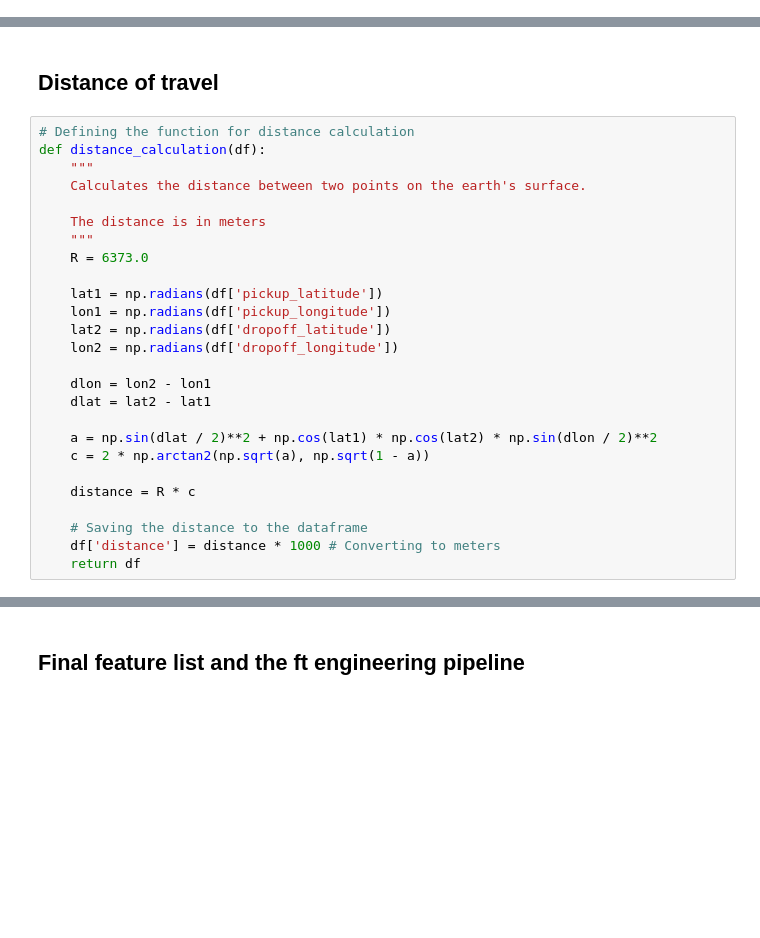
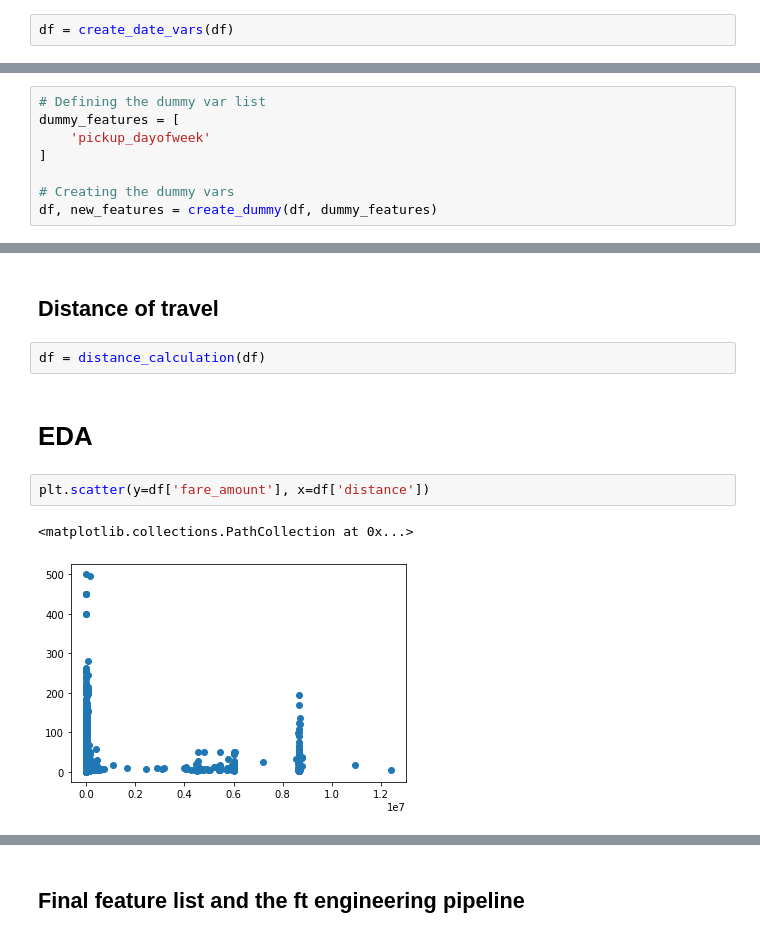
Before and after one commit to Eligijus112/big-data-ml, a Jupyter notebook: data_analysis.ipynb, the cells around one changed output, grey strips where cells are left out. Drawn from its saved outputs; the diff is of its cells as text; blank space fills up the shorter version.

```diff
--- a/data_analysis.ipynb
+++ b/data_analysis.ipynb
@@ -73,3 +90,5 @@ def create_date_vars(d):
+# %%
+df = create_date_vars(df)
 # %% [markdown]
 ## Dummy variables
 
@@ -104,0 +98,8 @@ def create_dummy(df, dummy_var_list):
+# %%
+# Defining the dummy var list
+dummy_features = [
+    'pickup_dayofweek'
+]
+
+# Creating the dummy vars
+df, new_features = create_dummy(df, dummy_features)
@@ -105,28 +116,11 @@ def create_dummy(df, dummy_var_list):
 # %% [markdown]
 ## Distance of travel
-# %%
-# Defining the function for distance calculation
-def distance_calculation(df):
-    """
-    Calculates the distance between two points on the earth's surface.
-
-    The distance is in meters
-    """
-    R = 6373.0
-
-    lat1 = np.radians(df['pickup_latitude'])
-    lon1 = np.radians(df['pickup_longitude'])
-    lat2 = np.radians(df['dropoff_latitude'])
-    lon2 = np.radians(df['dropoff_longitude'])
-
-    dlon = lon2 - lon1
-    dlat = lat2 - lat1
-
-    a = np.sin(dlat / 2)**2 + np.cos(lat1) * np.cos(lat2) * np.sin(dlon / 2)**2
-    c = 2 * np.arctan2(np.sqrt(a), np.sqrt(1 - a))
-
-    distance = R * c
-
-    # Saving the distance to the dataframe
-    df['distance'] = distance * 1000 # Converting to meters
-    return df
+# %%
+df = distance_calculation(df)
+# %% [markdown]
+# EDA
+# %%
+plt.scatter(y=df['fare_amount'], x=df['distance'])
+# %% [output]
+<matplotlib.collections.PathCollection at 0x...>
+[figure, added]
```
Also changed, not shown: parts of 27 cells of this notebook, 2 other files.
